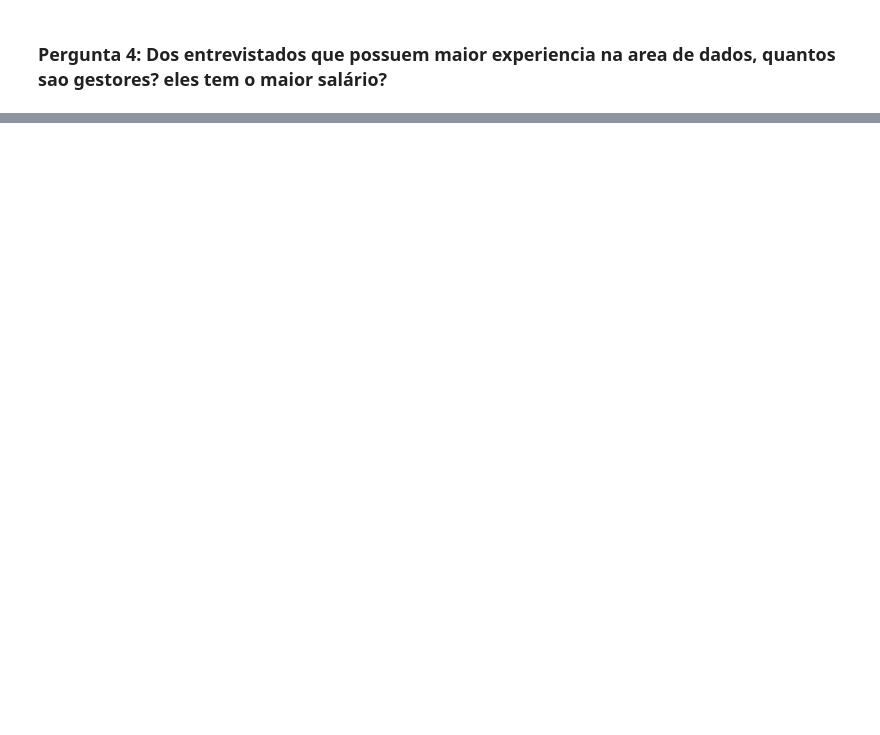
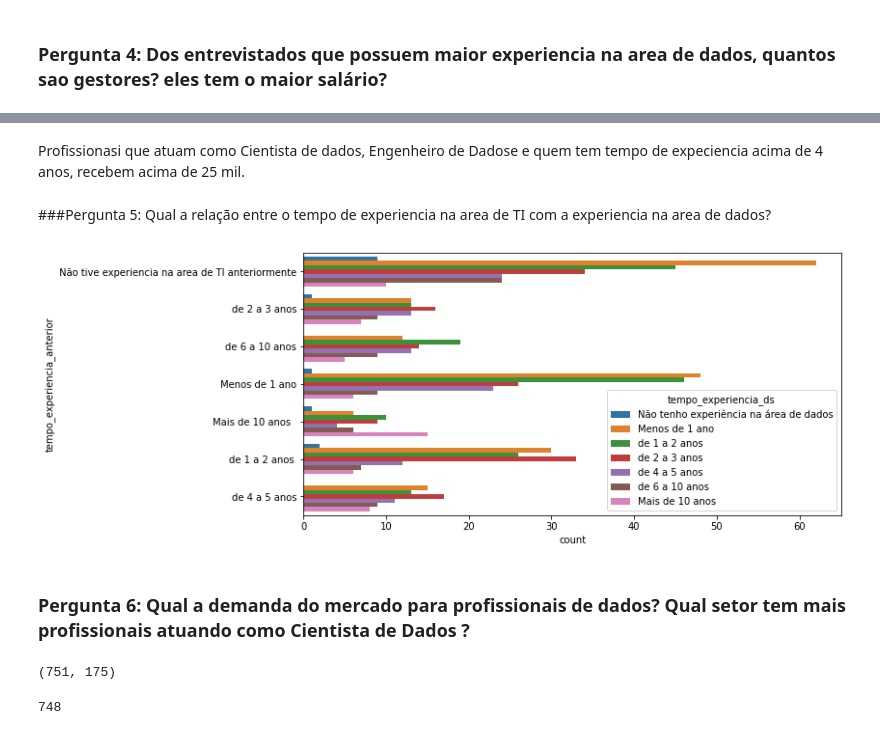
Before and after one commit to pralineso/estudos_ds, a Jupyter notebook: Analise_expoloratoria.ipynb, the cells around one changed output, grey strips where cells are left out. Saved outputs shown, nothing was run; the diff lists cells and outputs as text; code cells hidden in the pictures; blank space fills up the shorter version.

```diff
--- a/Analise_expoloratoria.ipynb
+++ b/Analise_expoloratoria.ipynb
@@ -319,0 +445,11 @@ plt.show()
+# %% [markdown]
+Profissionasi que atuam como Cientista de dados, Engenheiro de Dadose e quem tem tempo de expeciencia acima de 4 anos, recebem acima de 25 mil.
+# %% [markdown]
+###Pergunta 5: Qual a relação entre o tempo de experiencia na area de TI com a experiencia na area de dados?
+# %%
+plt.figure(figsize=(10,5))
+sns.countplot(y=pds['tempo_experiencia_anterior'].sort_index(), data=pds, hue='tempo_experiencia_ds')
+
+plt.show()
+# %% [output]
+[figure, added]
@@ -319,0 +460,12 @@ plt.show()
+# %% [markdown]
+### Pergunta 6: Qual a demanda do mercado para profissionais de dados? Qual setor tem mais profissionais atuando como Cientista de Dados ?
+# %%
+pds.shape
+# %% [output]
+(751, 175)
+# %%
+pds["('D4', 'anonymized_market_sector')"].value_counts().sum()
+
+#existem algumas linhas vazias nessa coluna de setores
+# %% [output]
+748
```
Also changed, not shown: parts of 102 cells of this notebook.
